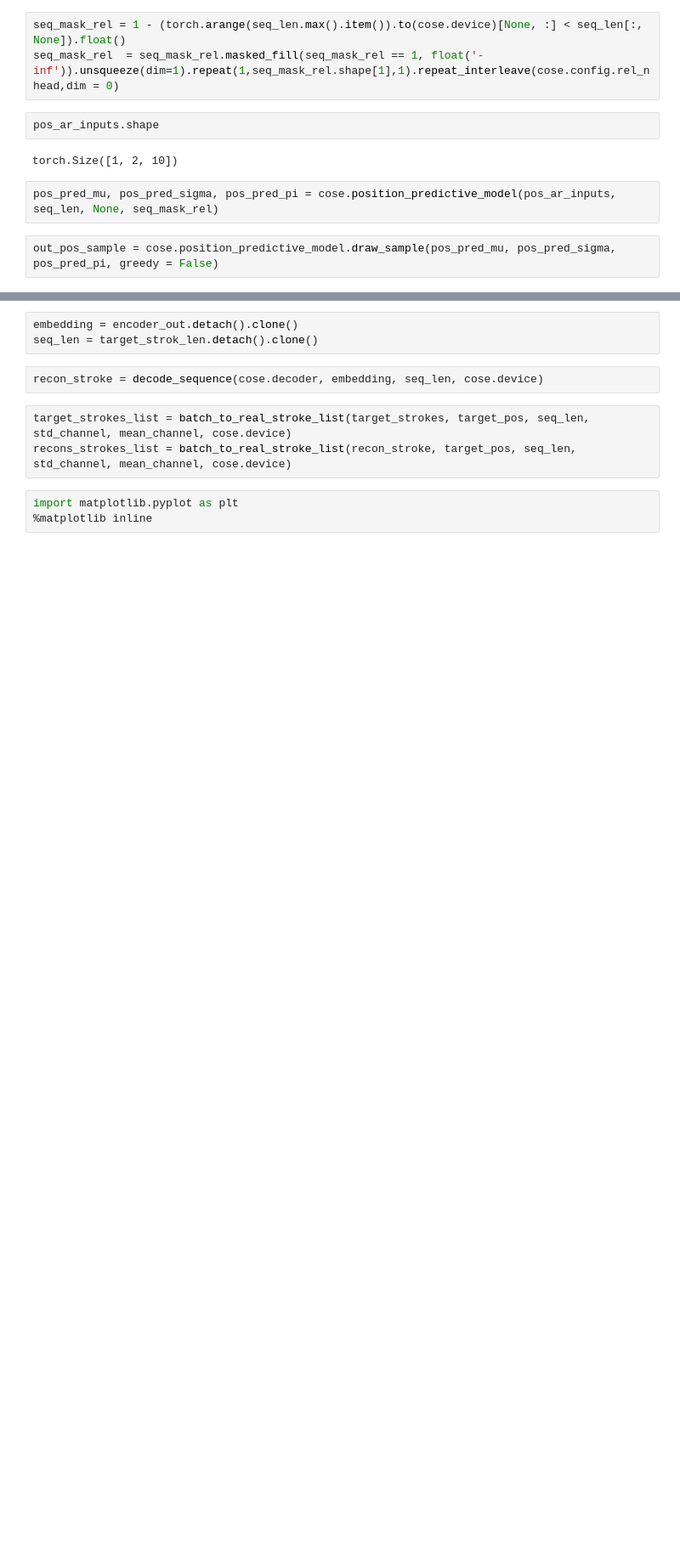
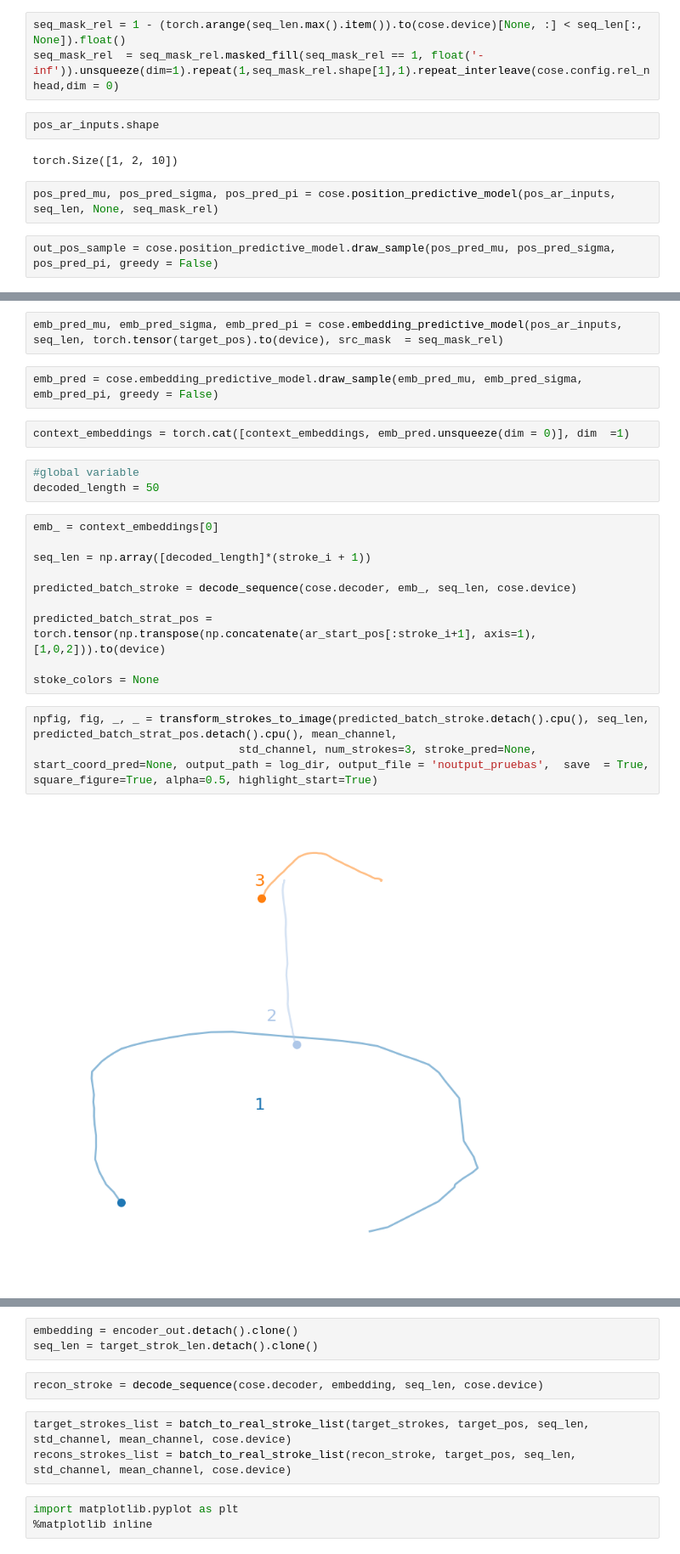
Before and after one commit to IAmigos/CoSE-pytorch, a Jupyter notebook: Alex_qual_eval.ipynb, the cells around one changed output, grey strips where cells are left out. Shown: that part at 85% size. Drawn from its saved outputs; the diff is of its cells as text; blank space fills up the shorter version.

```diff
--- a/Alex_qual_eval.ipynb
+++ b/Alex_qual_eval.ipynb
@@ -158,0 +194,24 @@ ar_start_pos
+# %%
+emb_pred_mu, emb_pred_sigma, emb_pred_pi = cose.embedding_predictive_model(pos_ar_inputs, seq_len, torch.tensor(target_pos).to(device), src_mask  = seq_mask_rel)
+# %%
+emb_pred = cose.embedding_predictive_model.draw_sample(emb_pred_mu, emb_pred_sigma, emb_pred_pi, greedy = False)
+# %%
+context_embeddings = torch.cat([context_embeddings, emb_pred.unsqueeze(dim = 0)], dim  =1)
+# %%
+#global variable
+decoded_length = 50
+# %%
+emb_ = context_embeddings[0]
+
+seq_len = np.array([decoded_length]*(stroke_i + 1))
+
+predicted_batch_stroke = decode_sequence(cose.decoder, emb_, seq_len, cose.device)
+
+predicted_batch_strat_pos = torch.tensor(np.transpose(np.concatenate(ar_start_pos[:stroke_i+1], axis=1), [1,0,2])).to(device)
+
+stoke_colors = None
+# %%
+npfig, fig, _, _ = transform_strokes_to_image(predicted_batch_stroke.detach().cpu(), seq_len, predicted_batch_strat_pos.detach().cpu(), mean_channel,
+                               std_channel, num_strokes=3, stroke_pred=None, start_coord_pred=None, output_path = log_dir, output_file = 'noutput_pruebas',  save  = True, square_figure=True, alpha=0.5, highlight_start=True)
+# %% [output]
+[figure, added]
```
Also changed, not shown: parts of 24 cells of this notebook, 3 other files.
